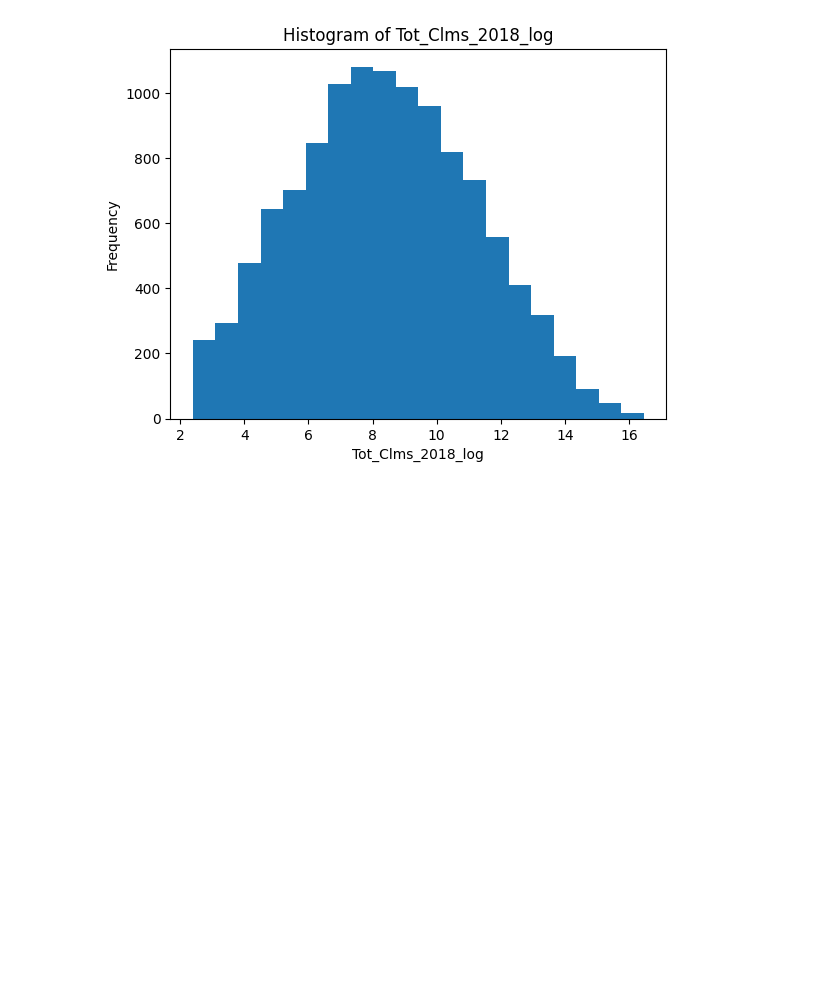
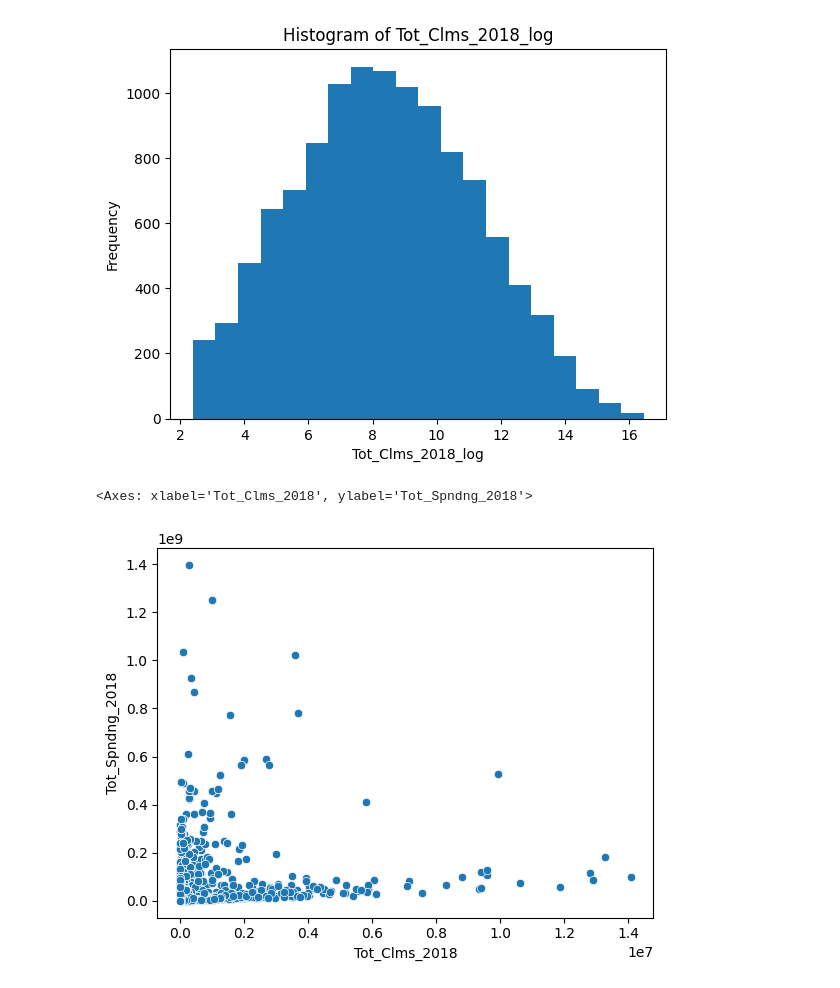
Before and after one commit to natalieassaad/visualization, a Jupyter notebook: assignment/assignment.ipynb, the cells around one changed output. Drawn from its saved outputs; the diff is of its cells as text; code cells hidden in the pictures; blank space fills up the shorter version.

```diff
--- a/assignment/assignment.ipynb
+++ b/assignment/assignment.ipynb
@@ -443,4 +464,9 @@ plt.show()
 [figure]
 # %%
 # 6. Create a scatter plot, and describe the relationship you see.
-sns.scatterplot(data=df, x='aid_value', y='grad_100_value')
+
+# This
+sns.scatterplot(data=med, x='Tot_Clms_2018', y='Tot_Spndng_2018')
+# %% [output]
+<Axes: xlabel='Tot_Clms_2018', ylabel='Tot_Spndng_2018'>
+[figure, added]
```
Also changed, not shown: parts of 6 cells of this notebook.
